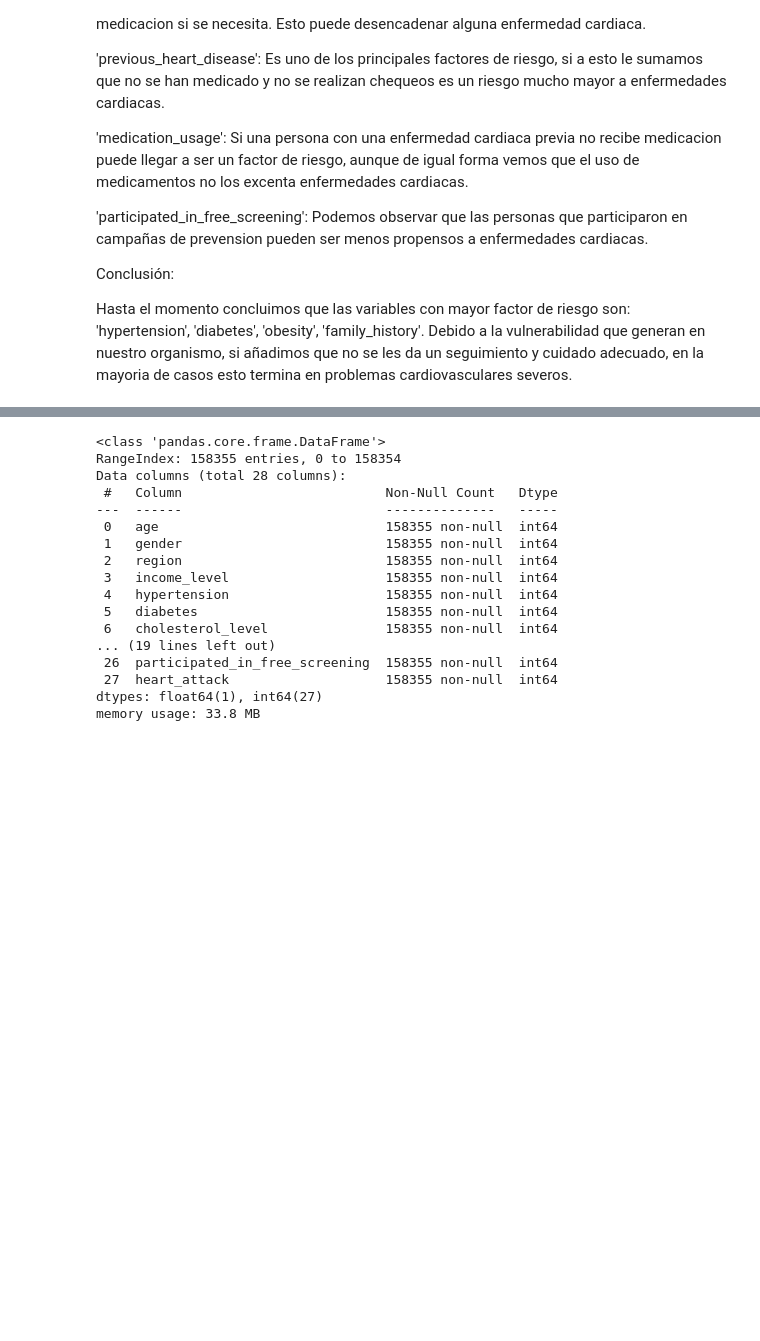
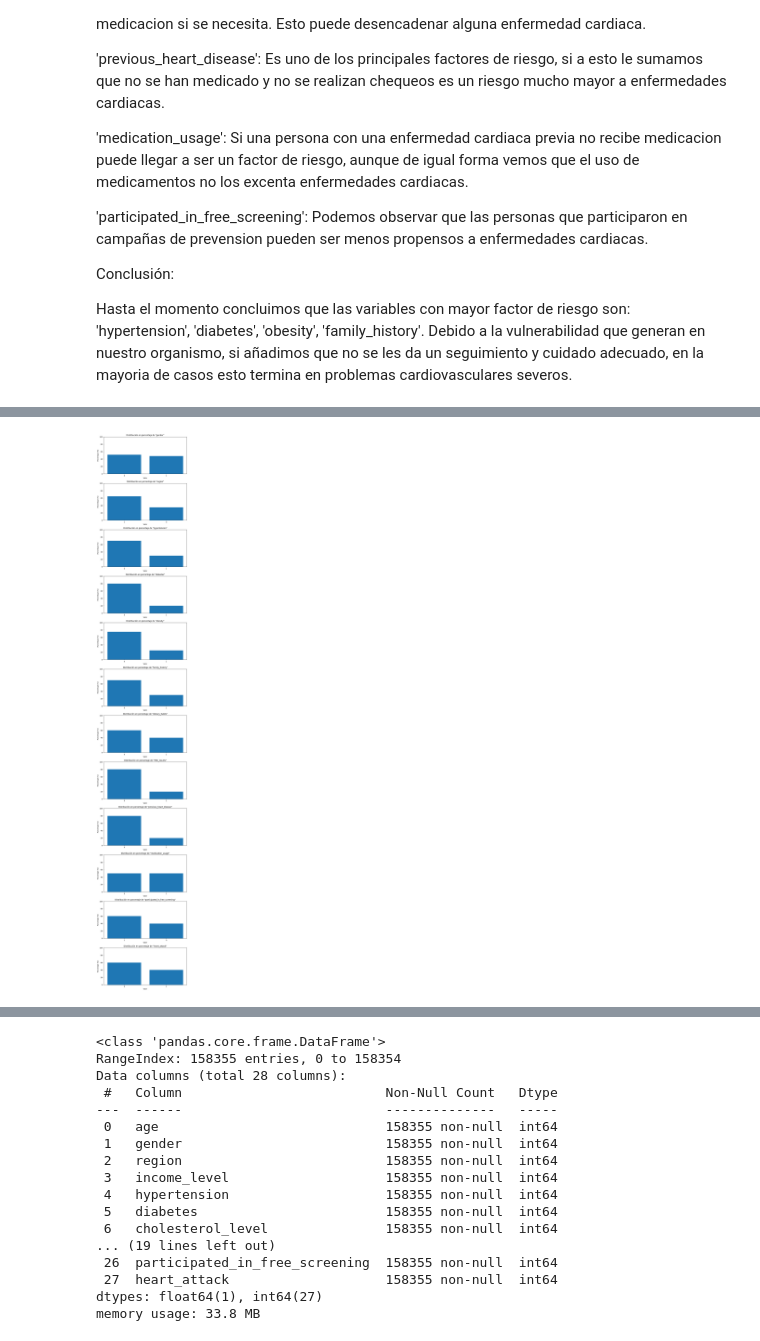
Before and after one commit to JozueDev/PROYECTO-FINAL, a Jupyter notebook: explore.ipynb, the cells around one changed output, grey strips where cells are left out. Saved outputs shown, nothing was run; the diff lists cells and outputs as text; code cells hidden in the pictures; blank space fills up the shorter version.

```diff
--- a/explore.ipynb
+++ b/explore.ipynb
@@ -437,3 +452,17 @@ Conclusión:
 Hasta el momento concluimos que las variables con mayor factor de riesgo son:
 'hypertension', 'diabetes', 'obesity', 'family_history'.
 Debido a la vulnerabilidad que generan en nuestro organismo, si añadimos que no se les da un seguimiento y cuidado adecuado, en la mayoria de casos esto termina en problemas cardiovasculares severos.
+# %%
+# Para detectar columnas binarias:
+binary_cols = [col for col in df.columns if df[col].dropna().nunique() == 2]
+
+# Para columnas numéricas que NO sean binarias:
+no_binario_col = [col for col in numeric_cols if col not in binary_cols]
+
+# Análisis sencillo para columnas binarias:
+for col in binary_cols:
+    proportions = df[col].value_counts(normalize=True)
+    print(f"Proporciones en columna {col}:\n{proportions}\n")
+    # Si quieres, puedes identificar si una categoría domina:
+    if proportions.max() > 0.95:
+        print(f"La columna {col} está muy desequilibrada.\n")
@@ -439,0 +487,22 @@ Debido a la vulnerabilidad que generan en nuestro organismo, si añadimos que no
+# %%
+# Crear gráficos en subplots para cada columna binaria
+num_cols = len(binary_cols)
+fig, axs = plt.subplots(nrows=num_cols, ncols=1, figsize=(8, 4 * num_cols))
+
+if num_cols == 1:
+    axs = [axs]
+
+for i, col in enumerate(binary_cols):
+    # Calcular proporción en porcentaje
+    proportions = df[col].value_counts(normalize=True) * 100
+    # Dibujar barra con porcentajes
+    axs[i].bar(proportions.index.astype(str), proportions.values)
+    axs[i].set_title(f'Distribución en porcentaje de "{col}"')
+    axs[i].set_xlabel('Valor')
+    axs[i].set_ylabel('Porcentaje (%)')
+    axs[i].set_ylim(0, 100)  #para que todas tengan el mismo rango
+
+plt.tight_layout()
+plt.show()
+# %% [output]
+[figure, added]
```
Also changed, not shown: parts of 8 cells of this notebook, 1 other file.
